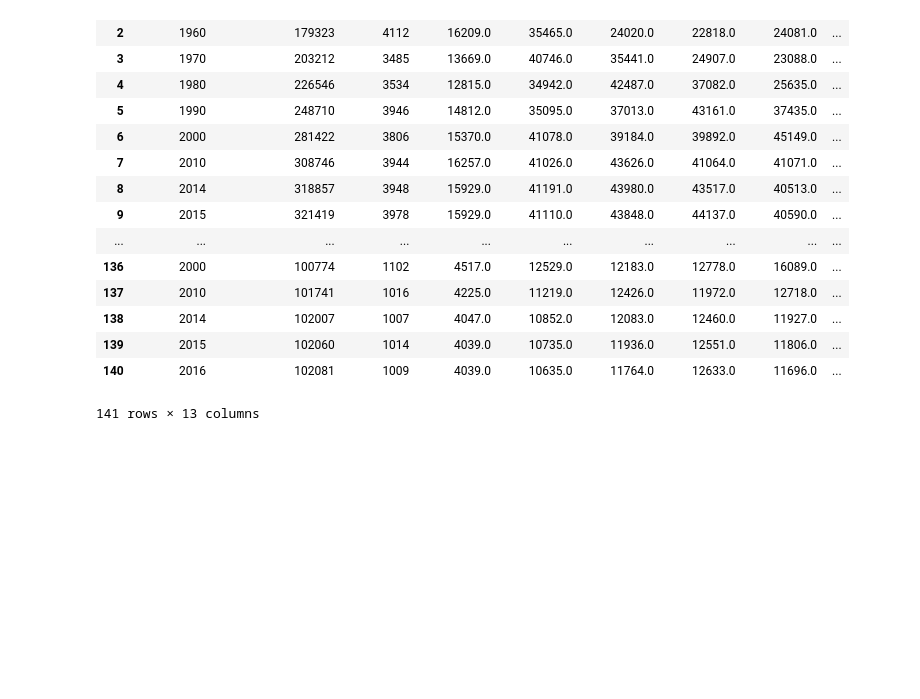
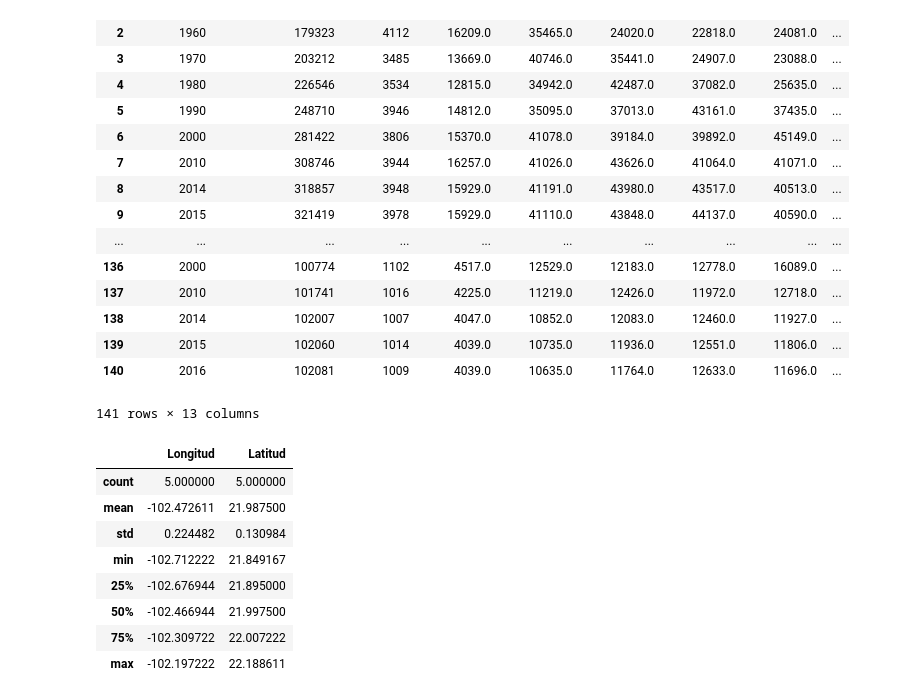
Before and after one commit to DCIDA2019/da2019-MIMIMUSTAINE, a Jupyter notebook: Semana2/Tarea/Tarea.ipynb, the cells around one changed output. Cells and saved outputs as stored; diff of their text form; code cells hidden in the pictures; blank space fills up the shorter version.

```diff
--- a/Semana2/Tarea/Tarea.ipynb
+++ b/Semana2/Tarea/Tarea.ipynb
@@ -1722,3 +1722,15 @@ df1
 141 rows × 13 columns
 # %%
 df.to_csv('Population.csv')
+# %%
+estados.describe()
+# %% [output]
+|  | Longitud | Latitud |
+| count | 5.000000 | 5.000000 |
+| mean | -102.472611 | 21.987500 |
+| std | 0.224482 | 0.130984 |
+| min | -102.712222 | 21.849167 |
+| 25% | -102.676944 | 21.895000 |
+| 50% | -102.466944 | 21.997500 |
+| 75% | -102.309722 | 22.007222 |
+| max | -102.197222 | 22.188611 |
```
Also changed, not shown: 1 other file.
